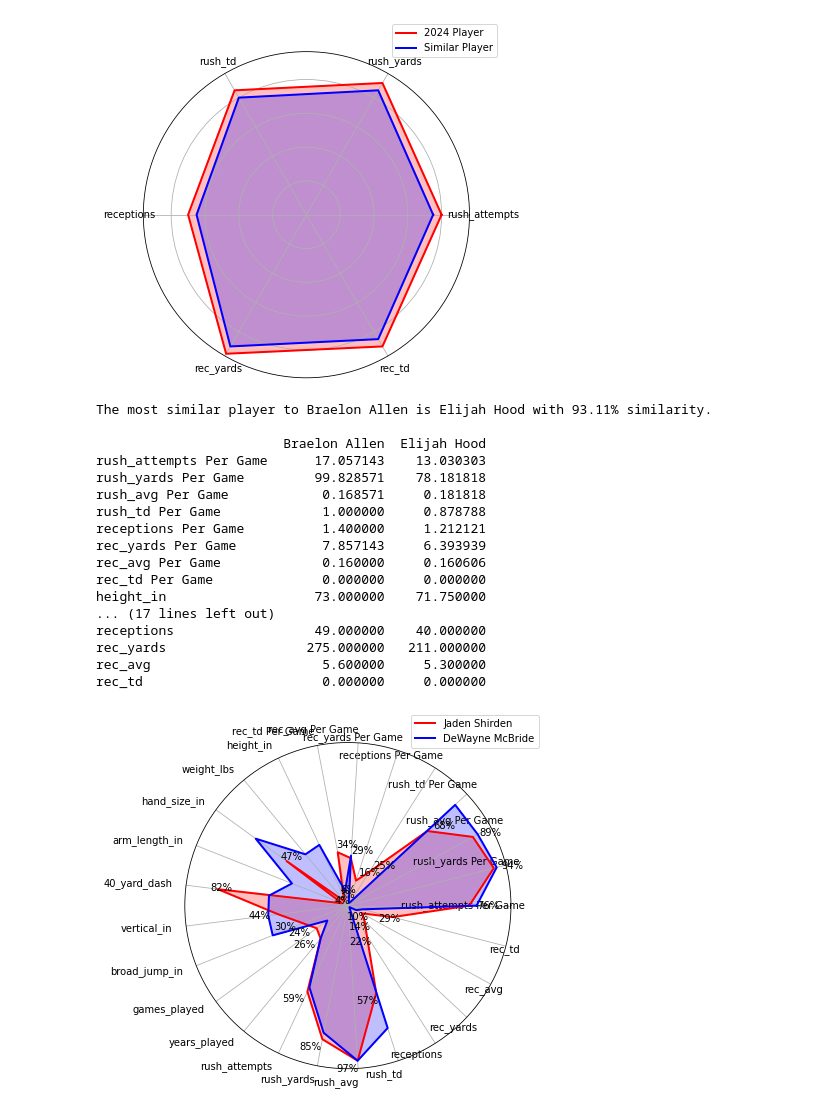
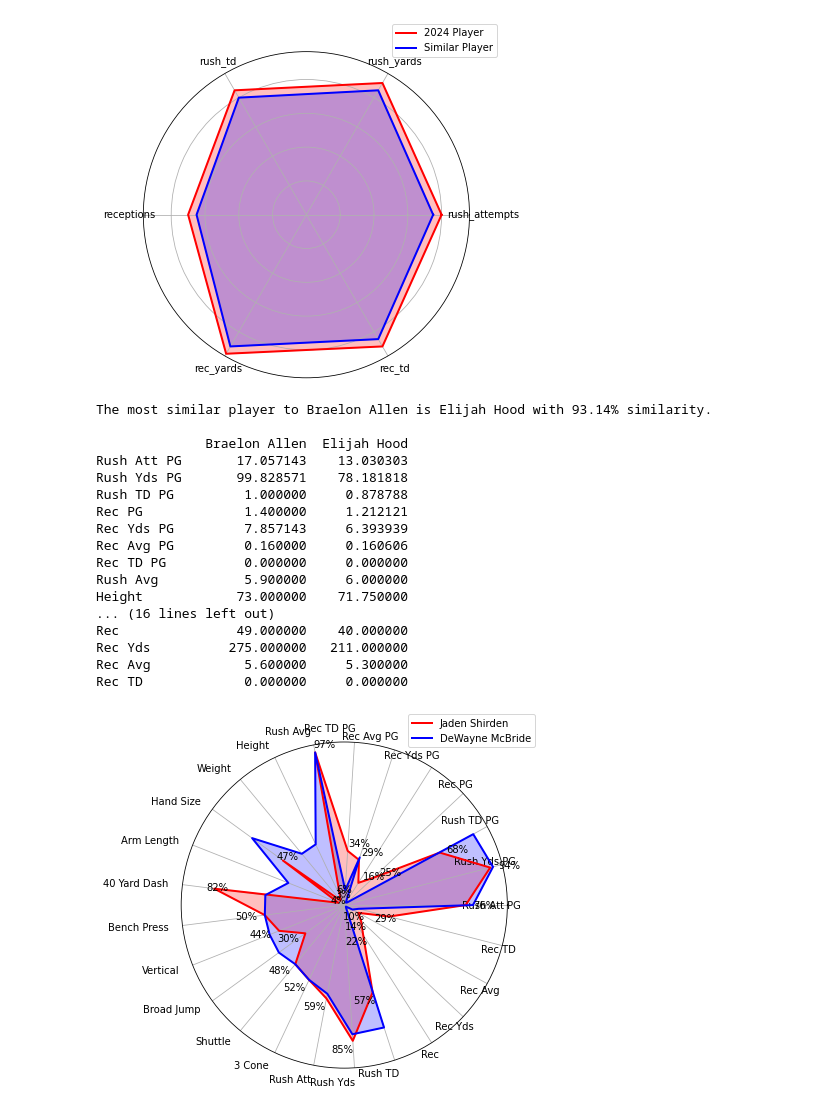
Before and after one commit to array-carpenter/14thstreetanalytics, a Jupyter notebook: nfl-draft/rb-notebook.ipynb, the cells around one changed output. Saved outputs shown, nothing was run; the diff lists cells and outputs as text; code cells hidden in the pictures.

Commit message:
tandem rb graphs

```diff
--- a/nfl-draft/rb-notebook.ipynb
+++ b/nfl-draft/rb-notebook.ipynb
@@ -94,33 +94,33 @@ data = pd.read_csv('C:/Users/RaymondCarpenter/Documents/GitHub/14thstreetanalyti
 
 # Fields to normalize by 'games_played' and fields used directly
 fields_to_normalize = [
-'rush_attempts','rush_yards','rush_avg','rush_td','receptions','rec_yards','rec_avg','rec_td'
+'Rush Att','Rush Yds','Rush TD','Rec','Rec Yds','Rec Avg','Rec TD'
 ]
 fields_not_normalized = [
-'height_in','weight_lbs','hand_size_in','arm_length_in','wonderlic','40_yard_dash','Bench press','vertical_in','broad_jump_in','shuttle','3_cone','60Yd Shuttle'
+'Rush Avg','Height','Weight','Hand Size','Arm Length','Wonderlic','40 Yard Dash','Bench Press','Vertical','Broad Jump','Shuttle','3 Cone','60Yd Shuttle'
 ]
 
 # Ensure all columns are numeric or convert them as needed
-for field in fields_to_normalize + fields_not_normalized + ['games_played', 'years_played']:
+for field in fields_to_normalize + fields_not_normalized + ['Games Played', 'Years Played']:
     data[field] = pd.to_numeric(data[field], errors='coerce')
 
 # Invert the scale for specific fields where lower is better
-invert_fields = ['40_yard_dash', 'shuttle', '3_cone']
+invert_fields = ['40 Yard Dash', 'Shuttle', '3 Cone', '60Yd Shuttle']
 large_fixed_number = 10  # Adjust based on your dataset, should be larger than any value in the fields
 
 for field in invert_fields:
     data[field] = large_fixed_number - data[field]
-def normalize_fields(df, fields_to_normalize, norm_by='games_played'):
+def normalize_fields(df, fields_to_normalize, norm_by='Games Played'):
     for field in fields_to_normalize:
-        df[field + ' Per Game'] = df[field] / df[norm_by]
+        df[field + ' PG'] = df[field] / df[norm_by]
     return df
 
 # Apply normalization
 data = normalize_fields(data, fields_to_normalize)
 
 # Prepare the features list for similarity comparison
-features_normalized = [f'{field} Per Game' for field in fields_to_normalize]
-features = features_normalized + fields_not_normalized + ['games_played', 'years_played']
+features_normalized = [f'{field} PG' for field in fields_to_normalize]
+features = features_normalized + fields_not_normalized + ['Games Played', 'Years Played']
 
 # Add cumulative stats to the features list for comparison
 features += fields_to_normalize
@@ -129,8 +129,8 @@ features += fields_to_normalize
 data_filled = data[features].fillna(data[features].mean(), inplace=False)
 
 # Separate datasets
-data_2024 = data[data['draft_class'] == 2024]
-data_not_2024 = data[data['draft_class'] != 2024]
+data_2024 = data[data['Draft Class'] == 2024]
+data_not_2024 = data[data['Draft Class'] != 2024]
 
 # Normalize the feature values using StandardScaler
 scaler = StandardScaler()
@@ -165,23 +165,23 @@ try:
 except IndexError:
     print("Player not found in the 2024 draft class. Please check the name and try again.")
 # %% [output]
-The most similar player to Braelon Allen is Elijah Hood with 93.11% similarity.
+The most similar player to Braelon Allen is Elijah Hood with 93.14% similarity.
 
-                        Braelon Allen  Elijah Hood
-rush_attempts Per Game      17.057143    13.030303
-rush_yards Per Game         99.828571    78.181818
-rush_avg Per Game            0.168571     0.181818
-rush_td Per Game             1.000000     0.878788
-receptions Per Game          1.400000     1.212121
-rec_yards Per Game           7.857143     6.393939
-rec_avg Per Game             0.160000     0.160606
-rec_td Per Game              0.000000     0.000000
-height_in                   73.000000    71.750000
-... (17 lines left out)
-receptions                  49.000000    40.000000
-rec_yards                  275.000000   211.000000
-rec_avg                      5.600000     5.300000
-rec_td                       0.000000     0.000000
+              Braelon Allen  Elijah Hood
+Rush Att PG       17.057143    13.030303
+Rush Yds PG       99.828571    78.181818
+Rush TD PG         1.000000     0.878788
+Rec PG             1.400000     1.212121
+Rec Yds PG         7.857143     6.393939
+Rec Avg PG         0.160000     0.160606
+Rec TD PG          0.000000     0.000000
+Rush Avg           5.900000     6.000000
+Height            73.000000    71.750000
+... (16 lines left out)
+Rec               49.000000    40.000000
+Rec Yds          275.000000   211.000000
+Rec Avg            5.600000     5.300000
+Rec TD             0.000000     0.000000
 # %%
 import pandas as pd
 import numpy as np
@@ -193,19 +193,19 @@ from math import pi
 # Calculate percentiles for the dataset
 def calculate_percentiles(df, features):
     for feature in features:
-        percentile_col_name = f'{feature}_percentile'
+        percentile_col_name = f'{feature} %ile'
         df[percentile_col_name] = df[feature].rank(pct=True)
     return df
 
 data_filled = calculate_percentiles(data_filled, features)
 
 # Separate datasets for 2024 and not 2024
-data_2024 = data[data['draft_class'] == 2024]
-data_not_2024 = data[data['draft_class'] != 2024]
+data_2024 = data[data['Draft Class'] == 2024]
+data_not_2024 = data[data['Draft Class'] != 2024]
 
 # Normalize the feature values using StandardScaler
 scaler = StandardScaler()
-features_to_scale = features_normalized + fields_not_normalized + ['games_played', 'years_played'] + fields_to_normalize
+features_to_scale = features_normalized + fields_not_normalized + ['Games Played', 'Years Played'] + fields_to_normalize
 data_filled_scaled = scaler.fit_transform(data_filled[features_to_scale])
 data_filled[features_to_scale] = data_filled_scaled
 
@@ -225,7 +225,8 @@ try:
 
     # Determine which features to include by excluding those with NaN or 0 for the selected player
     player_data_for_filtering = data.loc[player_index, features]
-    features_for_radar = player_data_for_filtering[player_data_for_filtering.notna() & (player_data_for_filtering != 0)].index.tolist()
+    excluded_features = ['Games Played', 'Years Played','60Yd Shuttle','Wonderlic']
+    features_for_radar = [feature for feature in player_data_for_filtering.index.tolist() if feature not in excluded_features]
 
     # Convert to percentile names for those filtered features
     percentile_features = [f'{feature}_percentile' for feature in features_for_radar if feature in data_filled.columns]
@@ -237,31 +238,31 @@ try:
     labels = np.array(features_for_radar)
     num_vars = len(labels)
 
     angles = np.linspace(0, 2 * np.pi, num_vars, endpoint=False).tolist()
     angles += angles[:1]  # Complete the loop
 
     player_stats = player_percentiles.tolist() + player_percentiles.tolist()[:1]
     similar_player_stats = similar_player_percentiles.tolist() + similar_player_percentiles.tolist()[:1]
 
     fig, ax = plt.subplots(figsize=(6, 6), subplot_kw=dict(polar=True))
     ax.fill(angles, player_stats, color='red', alpha=0.25)
     ax.fill(angles, similar_player_stats, color='blue', alpha=0.25)
     ax.plot(angles, player_stats, color='red', linewidth=2, label=player_name)
     ax.plot(angles, similar_player_stats, color='blue', linewidth=2, label=most_similar_player_name)
 
     ax.set_xticks(angles[:-1])
     ax.set_xticklabels(labels, rotation=45, ha="right")
     ax.set_yticks([])  # Removes radial gridlines
 
     # Add text labels for the percentiles, adjusting for the removed categories
     for label, angle, stat in zip(labels, angles[:-1], player_stats[:-1]):
         ha = 'right' if angle > pi else 'left' if angle < pi else 'center'
         ax.text(angle, stat + 0.05, f"{int(stat*100)}%", size=10, horizontalalignment=ha, verticalalignment="center")
 
     plt.legend(loc='upper right', bbox_to_anchor=(1.1, 1.1))
     plt.show()
 
 except IndexError:
     print("Player not found in the 2024 draft class. Please check the name and try again.")
 # %% [output]
-[figure, old version]
+[figure, new version]
```
Also changed, not shown: parts of 1 cell of this notebook, 1 other file.
